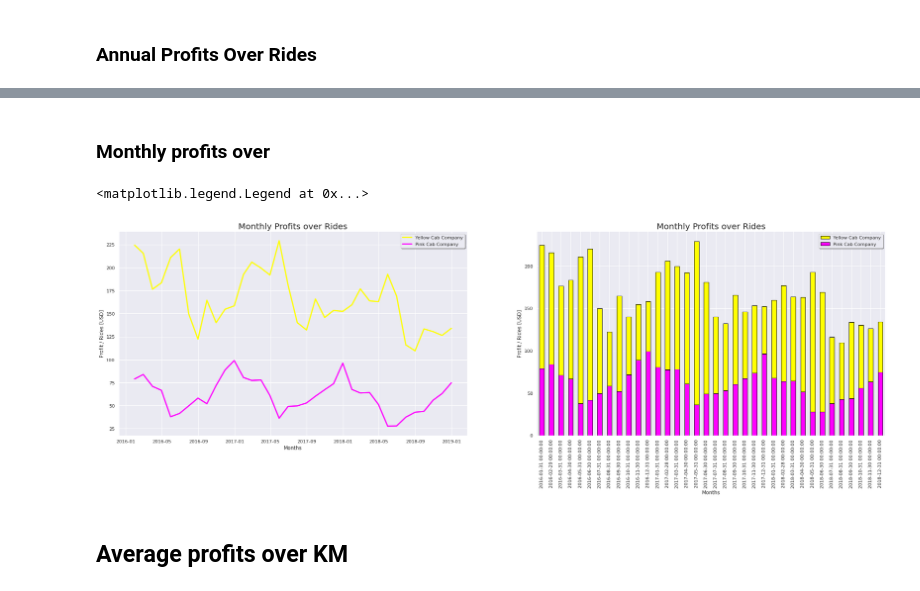
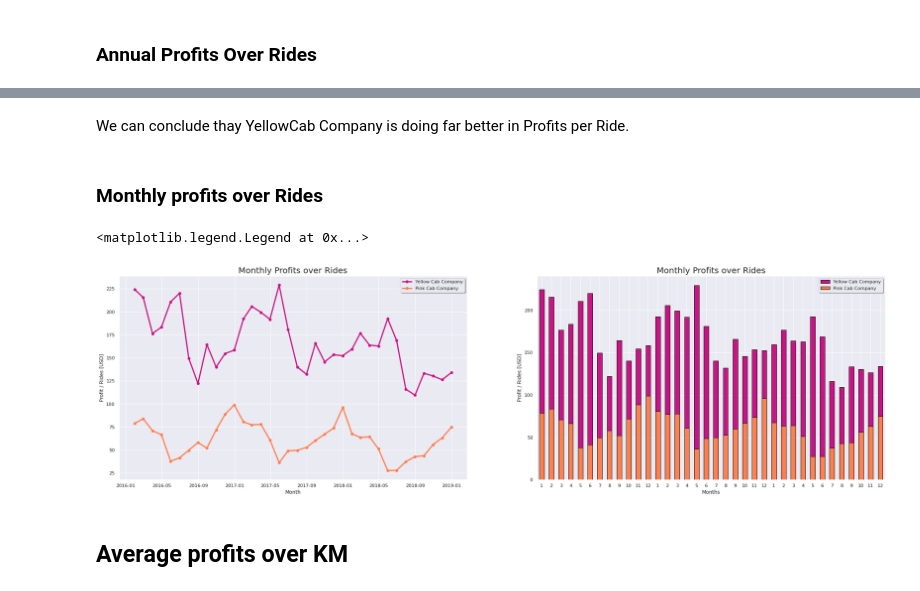
Before and after one commit to Naquiao/Cab-Industry-Data-Analysis, a Jupyter notebook: Week2/Data_Analysis_for_Cab_Investments.ipynb, the cells around one changed output, grey strips where cells are left out. Cells and saved outputs as stored; diff of their text form; code cells hidden in the pictures.

```diff
--- a/Week2/Data_Analysis_for_Cab_Investments.ipynb
+++ b/Week2/Data_Analysis_for_Cab_Investments.ipynb
@@ -449,7 +448,7 @@ Here I want to create a new dataset that will be the same as Master Datset, but
 masterdata['Year of Travel'] = masterdata['Date of Travel'].dt.year
 masterdata['Month of Travel'] = masterdata['Date of Travel'].dt.month
 masterdata['Day of Travel'] = masterdata['Date of Travel'].dt.day
-masterdata_st['Profit'] = masterdata_st['Price Charged'] -masterdata_st['Cost of Trip']
+masterdata['Profit'] = masterdata['Price Charged'] -masterdata['Cost of Trip']
 # %%
 masterdata_st=masterdata.set_index('Date of Travel')
 # %%
@@ -615,30 +773,37 @@ plt.legend(loc='upper right', shadow=True)
+# %% [markdown]
+We can conclude thay YellowCab Company is doing far better in Profits per Ride.
 # %% [markdown]
-### **Monthly profits over**
+### **Monthly profits over Rides**
+# %%
+lista=[1,2,3,4,5,6,7,8,9,10,11,12]
+lista=lista*3
 # %%
 plt.figure(figsize=(33,9))
 
 plt.subplot(1,2,2)
 
-ypm.ProfitORides.resample('m').sum().plot.bar(color = 'yellow', edgecolor = 'black',label='Yellow Cab Company')
-ppm.ProfitORides.resample('m').sum().plot.bar(color = 'magenta',edgecolor='black',label= 'Pink Cab Company')
+ypm.ProfitORides.resample('m').sum().plot.bar(color = 'mediumvioletred', edgecolor = 'black',label='Yellow Cab Company')
+ppm.ProfitORides.resample('m').sum().plot.bar(color = 'coral',edgecolor='black',label= 'Pink Cab Company')
 plt.title('Monthly Profits over Rides',fontsize=20)
 plt.ylabel('Profit / Rides [USD]')
 plt.xlabel('Months')
 plt.legend(loc='upper right', shadow=True)
+mapeado = range(len(lista))
+plt.xticks(mapeado, lista, rotation =0)
 
 plt.subplot(1,2,1)
 x1= ypm.ProfitORides.resample('m').sum()
 x2= ppm.ProfitORides.resample('m').sum()
-plt.plot(x1.index,'ProfitORides', data = ypm, color= 'yellow', linewidth = 3,label='Yellow Cab Company')
-plt.plot(x2.index,'ProfitORides', data = ppm, color = 'magenta',linewidth = 3,label='Pink Cab Company')
+plt.plot(x1.index,'ProfitORides', data = ypm,color = 'mediumvioletred', linewidth = 3,label='Yellow Cab Company', marker='o')
+plt.plot(x2.index,'ProfitORides', data = ppm, color = 'coral',linewidth = 3,label='Pink Cab Company', marker='o')
 plt.xticks(rotation=0)
 plt.title('Monthly Profits over Rides',fontsize=20)
 plt.ylabel('Profit / Rides [USD]')
 plt.xlabel('Month')
 plt.legend(loc='upper right', shadow=True)
 # %% [output]
 <matplotlib.legend.Legend at 0x...>
-[figure, old version]
+[figure, new version]
 # %% [markdown]
 ## **Average profits over KM**
 # %% [markdown]
```
Also changed, not shown: parts of 84 cells of this notebook, 1 other file.
